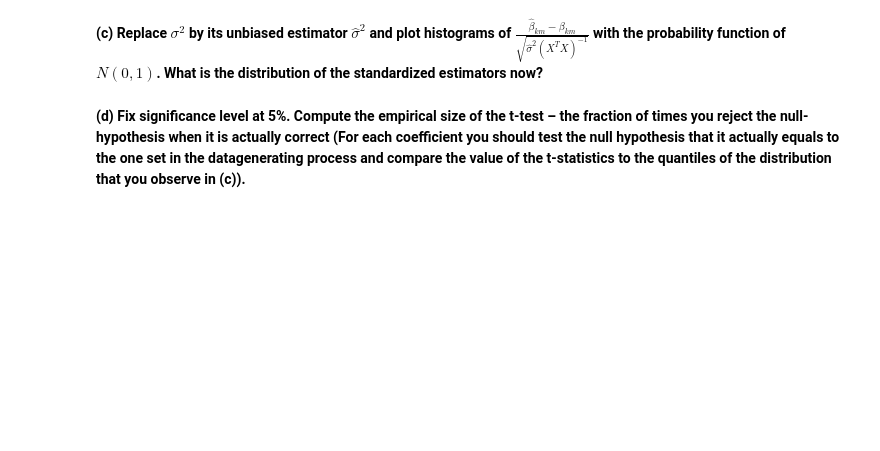
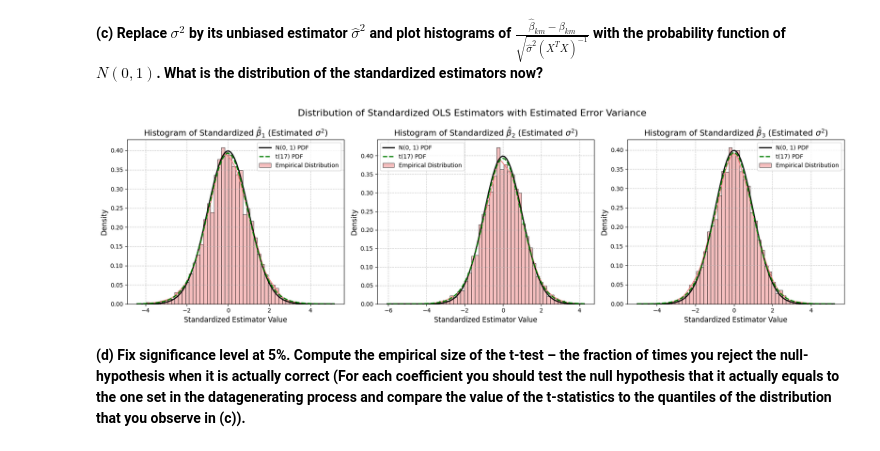
Before and after one commit to Maestro-Titarenko/EconometricsProblemSets, a Jupyter notebook: PS3_Ziyu_Yan.ipynb, the cells around one changed output. Saved outputs shown, nothing was run; the diff lists cells and outputs as text; code cells hidden in the pictures; blank space fills up the shorter version.

```diff
--- a/PS3_Ziyu_Yan.ipynb
+++ b/PS3_Ziyu_Yan.ipynb
@@ -32,4 +95,77 @@ with coefficients set to $\beta_1 = 1$, $\beta_2 = 2$, $\beta_3 = 3$ and the dat
 # %% [markdown]
 **(c) Replace $\sigma^2$ by its unbiased estimator $\hat{\sigma}^2$ and plot histograms of $\frac{\hat{\beta}_{km} - \beta_{km}}{\sqrt{\hat{\sigma}^2 (X^T X)^{-1}}}$ with the probability function of $N(0, 1)$. What is the distribution of the standardized estimators now?**
+# %%
+standardized_beta_hats_estimated_sigma = np.zeros((M, len(true_betas)))
+k = len(true_betas) # Number of regressors (including intercept)
+
+for m in range(M):
+    # Generate independent samples for X2, X3, and epsilon
+    X2 = np.random.normal(0, 1, n)
+    X3 = np.random.normal(0, 1, n)
+    epsilon = np.random.normal(0, 1, n)
+
+    # Create the design matrix X (add a column of ones for the intercept)
+    X = np.column_stack((np.ones(n), X2, X3))
+
+    # Compute the dependent variable Y
+    Y = true_betas[0] + true_betas[1] * X2 + true_betas[2] * X3 + epsilon
+
+    # Calculate the OLS estimator
+    try:
+        XTX_inv = np.linalg.inv(X.T @ X)
+    except np.linalg.LinAlgError:
+        XTX_inv = np.linalg.inv(X.T @ X + np.eye(X.shape[1]) * 1e-6)
+
+    beta_hat = XTX_inv @ X.T @ Y
+
+    # Calculate residuals
+    Y_pred = X @ beta_hat
+    residuals = Y - Y_pred
+
+    # Calculate the unbiased estimator for sigma^2: hat_sigma^2 = (e.T @ e) / (n - k)
+    hat_sigma_squared = (residuals.T @ residuals) / (n - k)
+
+    # Calculate the variance-covariance matrix of the OLS estimator using hat_sigma^2
+    # Var(beta_hat) = hat_sigma^2 * (X.T @ X)^-1
+    var_cov_beta_hat = hat_sigma_squared * XTX_inv
+
+    # Extract standard errors from the diagonal of the variance-covariance matrix
+    se_beta_hat = np.sqrt(np.diag(var_cov_beta_hat))
+
+    # Standardize each estimated coefficient
+    standardized_beta_hat = (beta_hat - true_betas) / se_beta_hat
+    standardized_beta_hats_estimated_sigma[m, :] = standardized_beta_hat
+
+plt.figure(figsize=(18, 5))
+
+# Coefficients names for plotting
+beta_names = [r'$\hat{\beta}_1$', r'$\hat{\beta}_2$', r'$\hat{\beta}_3$']
+
+for i in range(len(true_betas)):
+    plt.subplot(1, len(true_betas), i + 1)
+    sns.histplot(standardized_beta_hats_estimated_sigma[:, i], kde=True, stat='density', bins=50, color='lightcoral', label='Empirical Distribution')
+
+    # Plot the N(0,1) PDF
+    xmin, xmax = plt.xlim()
+    x = np.linspace(xmin, xmax, 100)
+    p = stats.norm.pdf(x, 0, 1)
+    plt.plot(x, p, 'k', linewidth=2, label='N(0, 1) PDF')
+
+    # Plot the t-distribution PDF for n-k degrees of freedom
+    df_t = n - k
+    p_t = stats.t.pdf(x, df_t)
+    plt.plot(x, p_t, 'g--', linewidth=2, label=f't({df_t}) PDF')
+
+    plt.title(rf'Histogram of Standardized {beta_names[i]} (Estimated $\sigma^2$)', fontsize=14)
+    plt.xlabel('Standardized Estimator Value', fontsize=12)
+    plt.ylabel('Density', fontsize=12)
+    plt.legend()
+    plt.grid(True, linestyle='--', alpha=0.7)
+
+plt.tight_layout()
+plt.suptitle('Distribution of Standardized OLS Estimators with Estimated Error Variance', y=1.05, fontsize=16)
+plt.show()
+# %% [output]
+[figure, added]
 # %% [markdown]
 **(d) Fix significance level at 5%. Compute the empirical size of the t-test – the fraction of times you reject the null-hypothesis when it is actually correct (For each coefficient you should test the null hypothesis that it actually equals to the one set in the datagenerating process and compare the value of the t-statistics to the quantiles of the distribution that you observe in (c)).**
```
Also changed, not shown: parts of 7 cells of this notebook.
